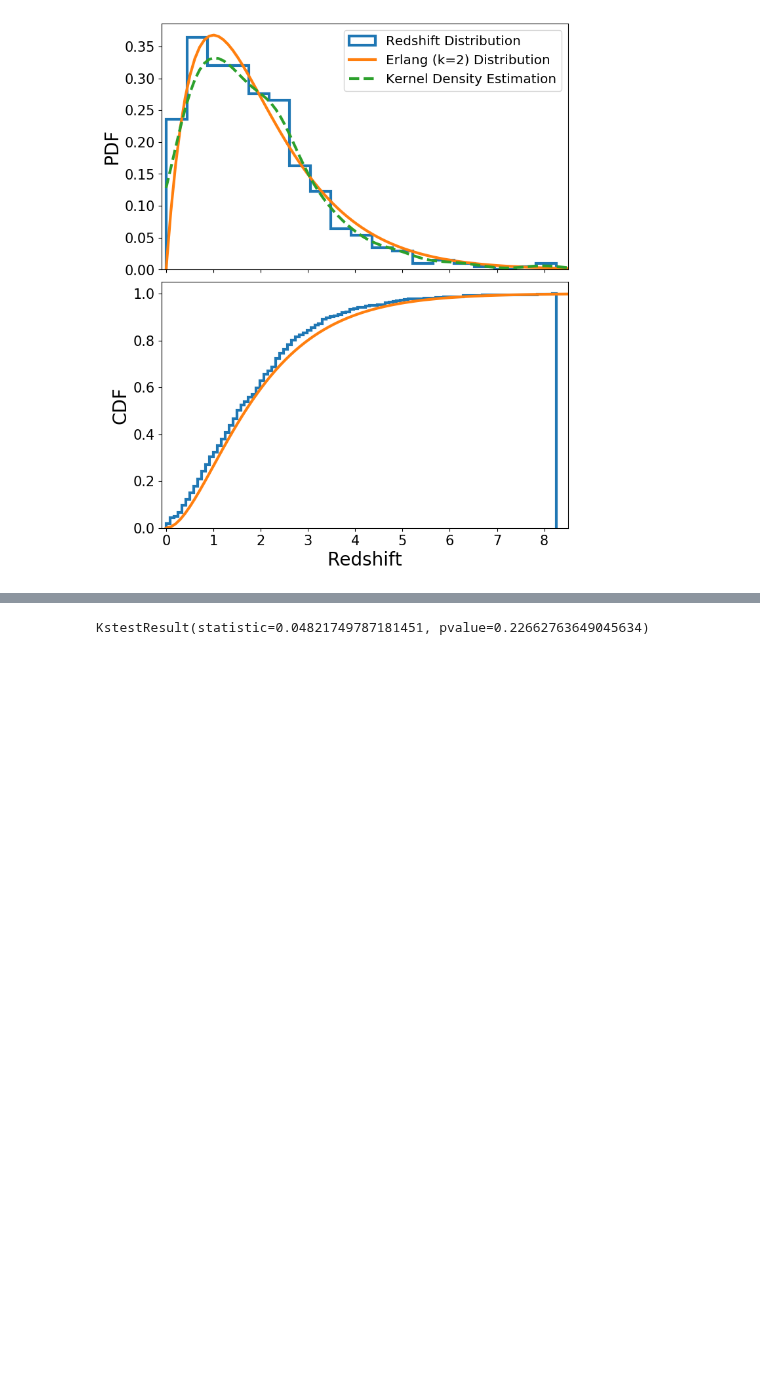
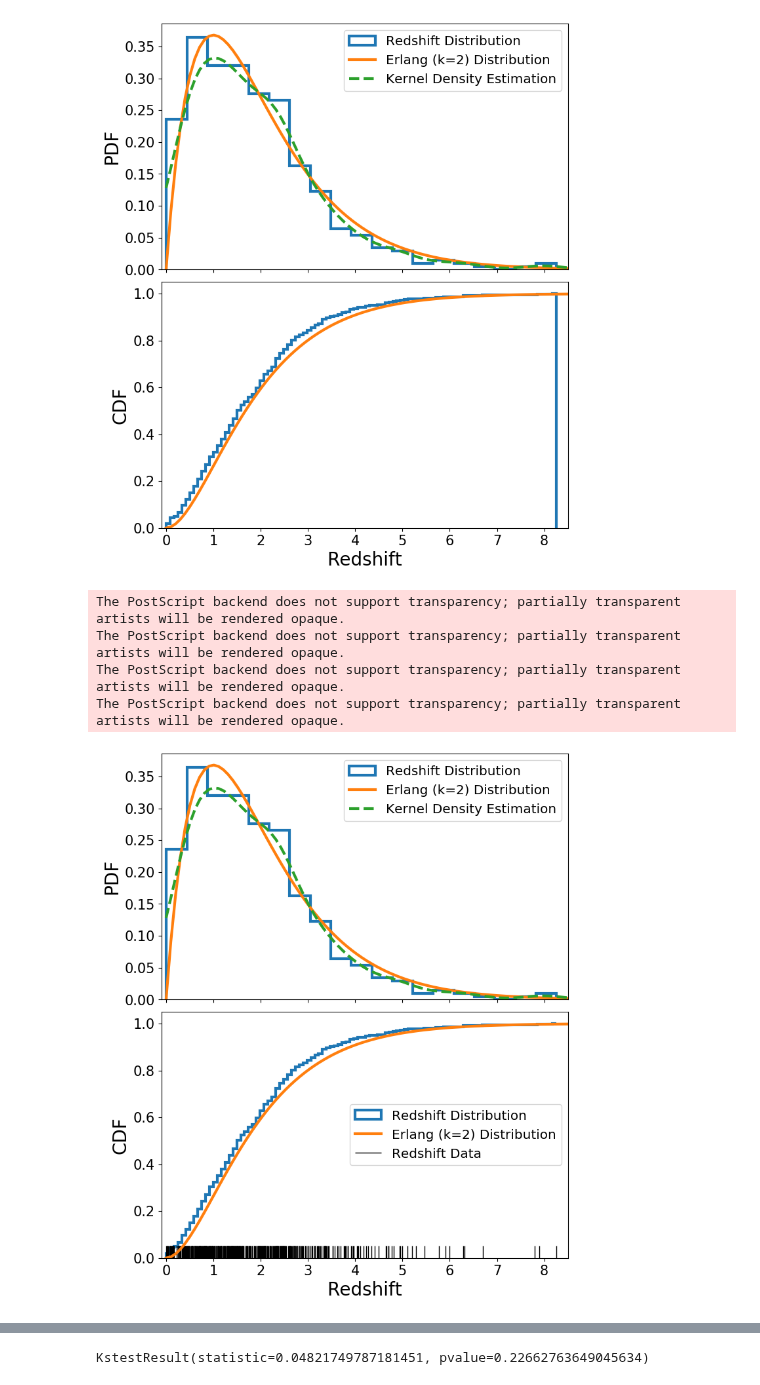
Before and after one commit to Lang-Shao/graduate_cource, a Jupyter notebook: Using_Python/Using_Python/Statistics/redshift_distribution.ipynb, the cells around one changed output, grey strips where cells are left out. Saved outputs shown, nothing was run; the diff lists cells and outputs as text; code cells hidden in the pictures; blank space fills up the shorter version.

```diff
--- a/Using_Python/Using_Python/Statistics/redshift_distribution.ipynb
+++ b/Using_Python/Using_Python/Statistics/redshift_distribution.ipynb
@@ -89,6 +89,75 @@ plt.savefig('./redshift.eps')
 The PostScript backend does not support transparency; partially transparent artists will be rendered opaque.
 The PostScript backend does not support transparency; partially transparent artists will be rendered opaque.
 [figure]
+# %%
+# https://stackoverflow.com/questions/39728723/vertical-line-at-the-end-of-a-cdf-histogram-using-matplotlib
+def fix_hist_step_vertical_line_at_end(ax):
+    axpolygons = [poly for poly in ax.get_children() if isinstance(poly, mpl.patches.Polygon)]
+    for poly in axpolygons:
+        poly.set_xy(poly.get_xy()[:-1])
+
+import numpy as np
+import matplotlib.pyplot as plt
+import matplotlib as mpl
+from scipy import stats
+import seaborn as sns
+#sns.set(style="whitegrid")
+%matplotlib inline
+mpl.style.use('default')
+
+
+fig, axes = plt.subplots(2, 1, figsize=(8, 10),
+                         sharex=True, gridspec_kw={'hspace': 0.05})
+
+axes[0].hist(redshift, density=True,histtype='step',linewidth=3.0,
+            bins=19, label="Redshift Distribution")
+x = np.linspace(0.0,10.0,100)
+Y = stats.erlang(2).pdf(x)
+axes[0].plot(x, Y, linestyle="-", linewidth=3.0,
+             #color="navy",
+             label="Erlang (k=2) Distribution")
+kde = stats.kde.gaussian_kde(redshift)
+axes[0].plot(x, kde(x), linestyle="--",
+             linewidth=3.0, label="Kernel Density Estimation")
+axes[0].set_xlim([-0.1,8.5])
+axes[0].tick_params(labelsize=15)
+handles, labels = axes[0].get_legend_handles_labels()
+axes[0].legend([handles[2],handles[0],handles[1]],
+               [labels[2],labels[0],labels[1]],fontsize='x-large')
+axes[0].set_ylabel('PDF',fontsize=20)
+
+
+axes[1].hist(redshift, cumulative=True,histtype='step',linewidth=3.0,
+             rwidth=5.0, density=True, bins=100,
+            label="Redshift Distribution")
+x = np.linspace(0.0,10.0,100)
+Y = stats.erlang(2).cdf(x)
+axes[1].plot(x, Y, linestyle="-", linewidth=3.0,
+             label="Erlang (k=2) Distribution")
+
+sns.distplot(redshift,kde=False,hist=False,rug=True,ax=axes[1],rug_kws=dict(label='Redshift Data'),color='black')
+axes[1].tick_params(labelsize=15)
+handles, labels = axes[1].get_legend_handles_labels()
+axes[1].legend([handles[1],handles[0],handles[2]],
+              [labels[1],labels[0],labels[2]],fontsize='x-large',loc="right")
+
+#fig.text(-0.03, 0.7, 'PDF', ha='center',
+#            va='center',rotation='vertical',fontsize=20)
+#fig.text(-0.03, 0.3, 'CDF', ha='center',
+#            va='center',rotation='vertical',fontsize=20)
+#fig.text(0.5, 0.07, "$z$", ha='center',va='center',fontsize=20)
+axes[1].set_ylabel('CDF',fontsize=20)
+axes[1].set_xlabel('Redshift',fontsize=20)
+fix_hist_step_vertical_line_at_end(axes[1])
+#plt.xlabel('redshift $z$',fontsize=20)
+plt.savefig('./redshift_fix.eps')
+#plt.close()
+# %% [output]
+The PostScript backend does not support transparency; partially transparent artists will be rendered opaque.
+The PostScript backend does not support transparency; partially transparent artists will be rendered opaque.
+The PostScript backend does not support transparency; partially transparent artists will be rendered opaque.
+The PostScript backend does not support transparency; partially transparent artists will be rendered opaque.
+[figure, added]
 # %%
 import numpy as np
 import matplotlib.pyplot as plt
```
Also changed, not shown: parts of 3 cells of this notebook, 2 other files.
